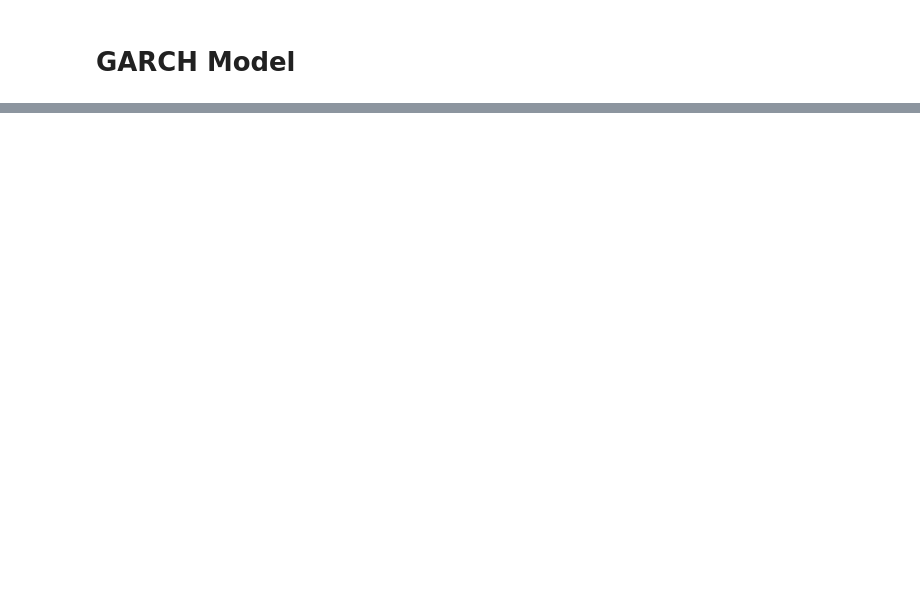
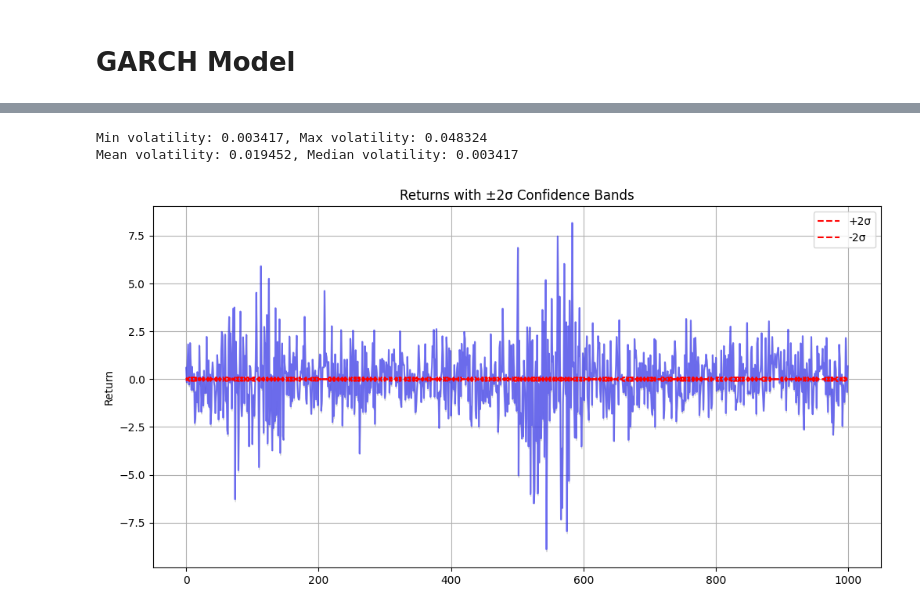
Before and after one commit to asimp104/HF_Hedging, a Jupyter notebook: GARCH.ipynb, the cells around one changed output, grey strips where cells are left out. Saved outputs shown, nothing was run; the diff lists cells and outputs as text; code cells hidden in the pictures; blank space fills up the shorter version.

Commit message:
testing functions, not yet complete, having scaling issues

```diff
--- a/GARCH.ipynb
+++ b/GARCH.ipynb
@@ -295,0 +454,29 @@ class IGGARCH:
+# %%
+# Plot 3: Returns with Conditional Volatility Bands
+plt.figure(figsize=(12, 6))
+plt.plot(returns, color='blue', alpha=0.5)
+
+# Check if volatility bands are reasonable
+volatility = np.sqrt(h)
+print(f"Min volatility: {np.min(volatility):.6f}, Max volatility: {np.max(volatility):.6f}")
+print(f"Mean volatility: {np.mean(volatility):.6f}, Median volatility: {np.median(volatility):.6f}")
+
+# If bands are too wide, you might need to scale them
+scaling_factor = 1.0  # Adjust this if needed
+
+# Add bands with potential scaling
+plt.fill_between(range(len(returns)),
+                 returns + 2 * scaling_factor * volatility,
+                 returns - 2 * scaling_factor * volatility,
+                 color='gray', alpha=0.3)
+plt.plot(2 * scaling_factor * volatility, color='red', linestyle='--', label='+2σ')
+plt.plot(-2 * scaling_factor * volatility, color='red', linestyle='--', label='-2σ')
+plt.title('Returns with ±2σ Confidence Bands')
+plt.ylabel('Return')
+plt.legend()
+plt.grid(True)
+plt.show()
+# %% [output]
+Min volatility: 0.003417, Max volatility: 0.048324
+Mean volatility: 0.019452, Median volatility: 0.003417
+[figure, added]
```
Also changed, not shown: parts of 11 cells of this notebook.
